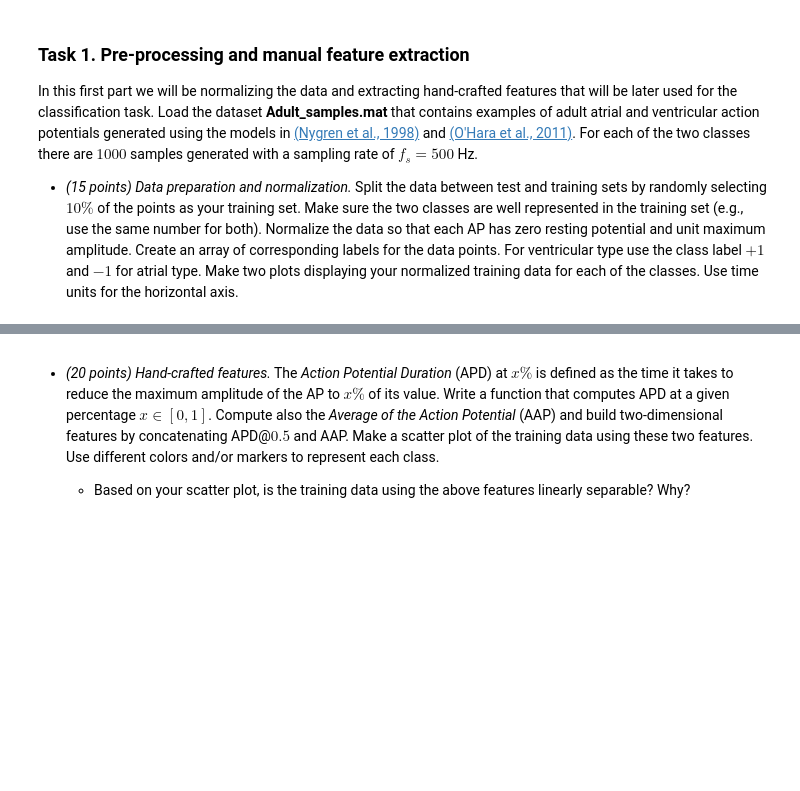
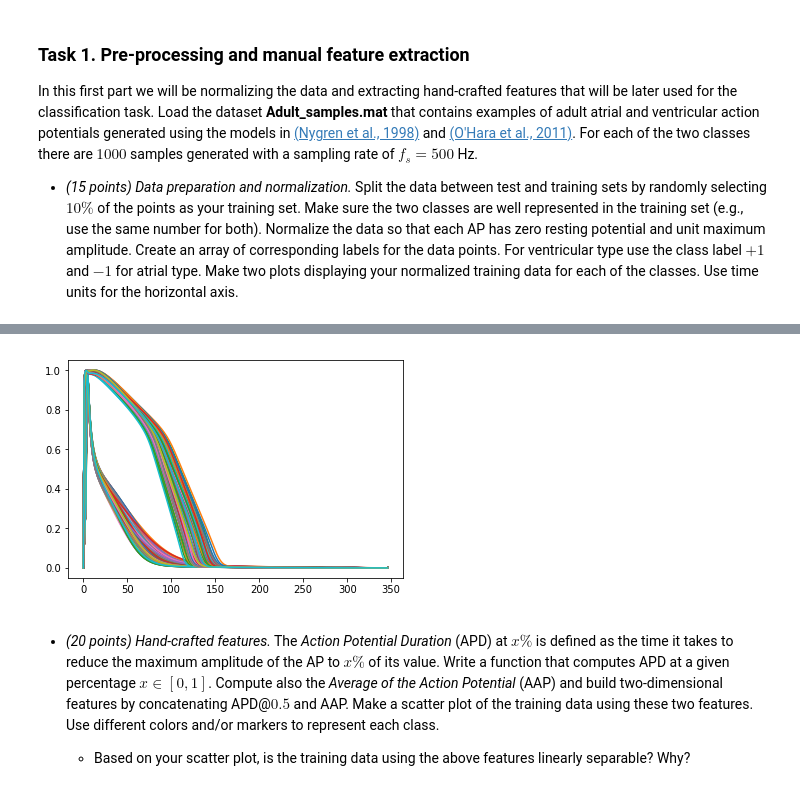
Before and after one commit to varose99/ds4bme, a Jupyter notebook: apclass.ipynb, the cells around one changed output, grey strips where cells are left out. Drawn from its saved outputs; the diff is of its cells as text; code cells hidden in the pictures; blank space fills up the shorter version.

```diff
--- a/apclass.ipynb
+++ b/apclass.ipynb
@@ -127,8 +144,17 @@ blockPrint()
 # %%
 # Training Data Concatenated
-training_data = np.concatenate([x1_train,x2_train], axis=0)
+training_data = np.concatenate([x1_train,x2_train], axis=1)
 
 # Lables made
-y1 = [-1]*len(x1_train) # Vatrial
-y2 = [1]*len(x2_train) # VVentricular
-y = y1.append(y2)
+y = np.zeros(200)
+for i in range(0,200):
+  if i < 100:
+    y[i] = -1# Vatrial
+  else:
+    y[i] = 1# VVentricular
+#len(y)
+# %%
+plt.plot(training_data)
+blockPrint()
+# %% [output]
+[figure, added]
```
Also changed, not shown: parts of 6 cells of this notebook.
